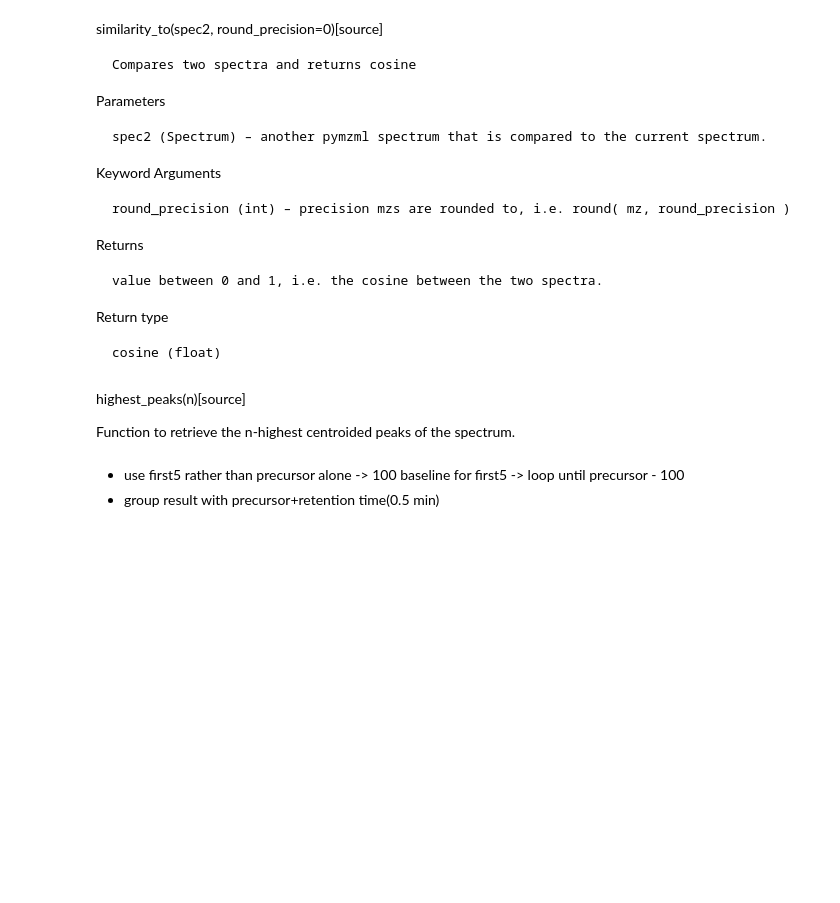
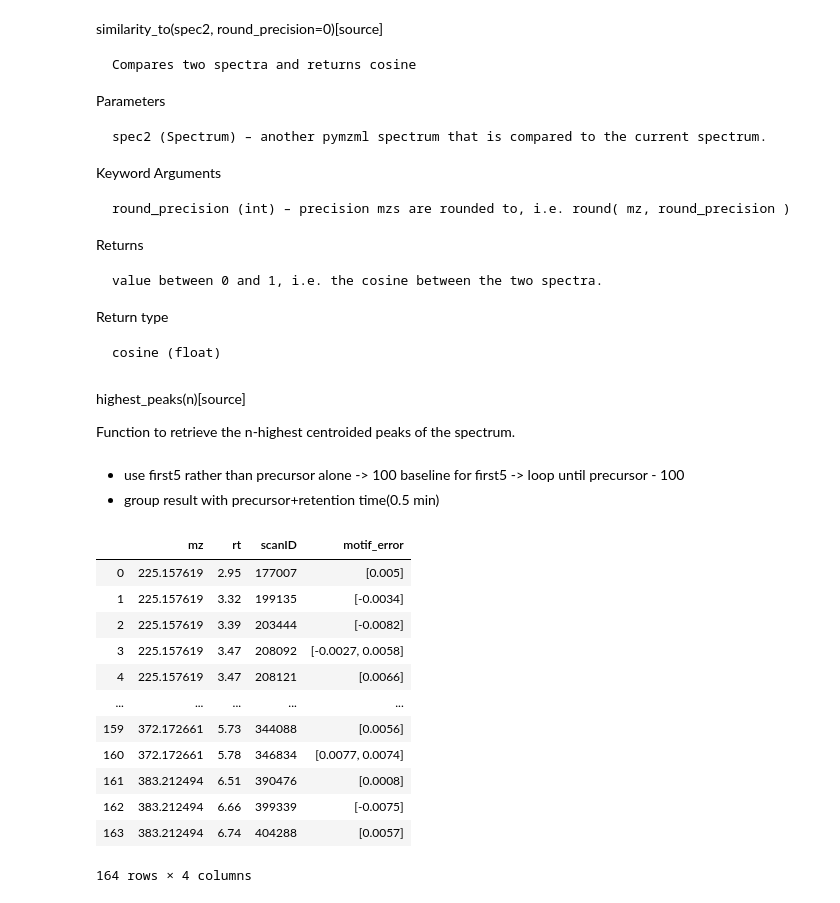
Before and after one commit to XiminHu/massmotif, a Jupyter notebook: dev/Massmotif-firstdev.ipynb, the cells around one changed output. Saved outputs shown, nothing was run; the diff lists cells and outputs as text; code cells hidden in the pictures; blank space fills up the shorter version.

```diff
--- a/dev/Massmotif-firstdev.ipynb
+++ b/dev/Massmotif-firstdev.ipynb
@@ -34,7 +34,7 @@ import plotly.graph_objects as go
 
 import pandas as pd
 # %%
-path = 'D:/UW/massmotif/mzml/DRO_DIE_1ppm_29h_exp1_method_1.mzML'
+path = 'D:/UW/massmotif/mzml/DRO_DIE_1ppm_10h_exp1_method_2.mzML'
 # %%
 f=mzml.MzML(path)
 # %%
@@ -85,14 +85,16 @@ def motif_seek(ms2_scans, motifs, error = 0.002, noise_level = 10, precursor_bas
         mtf_count = 0
         for mtf in motif_range:
             mtf_hit = neutral_loss[(mtf[0] < neutral_loss) & (neutral_loss < mtf[1])]
+            if mtf[0] == motifs[0] - error: #Only show the mtf_error for first motif
+                mtf_error = mtf_hit - motifs[0]
             if len(mtf_hit) > 0:
                 mtf_count += 1
 
         if mtf_count == len(motifs):
-            motif_result.append([scan.selected_precursors[0]['mz'], round(scan.scan_time[0],2), scan.ID])
+            motif_result.append([scan.selected_precursors[0]['mz'], round(scan.scan_time[0],2), scan.ID, np.round(mtf_error, 4)])
 
     result = sorted(motif_result)
-    d_motif = pd.DataFrame(result, columns = ['mz', 'rt', 'scanID'])
+    d_motif = pd.DataFrame(result, columns = ['mz', 'rt', 'scanID','motif_error'])
     d_motif = d_motif[(d_motif['mz'] < mzrange[1])
                     & (d_motif['mz'] > mzrange[0])
                     & (d_motif['rt'] > rtrange[0])
@@ -106,6 +108,22 @@ def motif_seek(ms2_scans, motifs, error = 0.002, noise_level = 10, precursor_bas
 motif = [41.0265, 18.0105]
 #motif = [41.0265]
 result = motif_seek(ms2s, motif, error = 0.01, noise_level = 10, precursor_base = 500, mzrange = [200, 400], rtrange = [2, 10])
+# %%
+result
+# %% [output]
+|  | mz | rt | scanID | motif_error |
+| 0 | 225.157619 | 2.95 | 177007 | [0.005] |
+| 1 | 225.157619 | 3.32 | 199135 | [-0.0034] |
+| 2 | 225.157619 | 3.39 | 203444 | [-0.0082] |
+| 3 | 225.157619 | 3.47 | 208092 | [-0.0027, 0.0058] |
+| 4 | 225.157619 | 3.47 | 208121 | [0.0066] |
+| ... | ... | ... | ... | ... |
+| 159 | 372.172661 | 5.73 | 344088 | [0.0056] |
+| 160 | 372.172661 | 5.78 | 346834 | [0.0077, 0.0074] |
+| 161 | 383.212494 | 6.51 | 390476 | [0.0008] |
+| 162 | 383.212494 | 6.66 | 399339 | [-0.0075] |
+| 163 | 383.212494 | 6.74 | 404288 | [0.0057] |
+164 rows × 4 columns
 # %%
 def motif_export(motif_result, export_name='Motif.xlsx'):
     writer = pd.ExcelWriter(export_name, engine='xlsxwriter')
```
Also changed, not shown: parts of 3 cells of this notebook, 6 other files.
